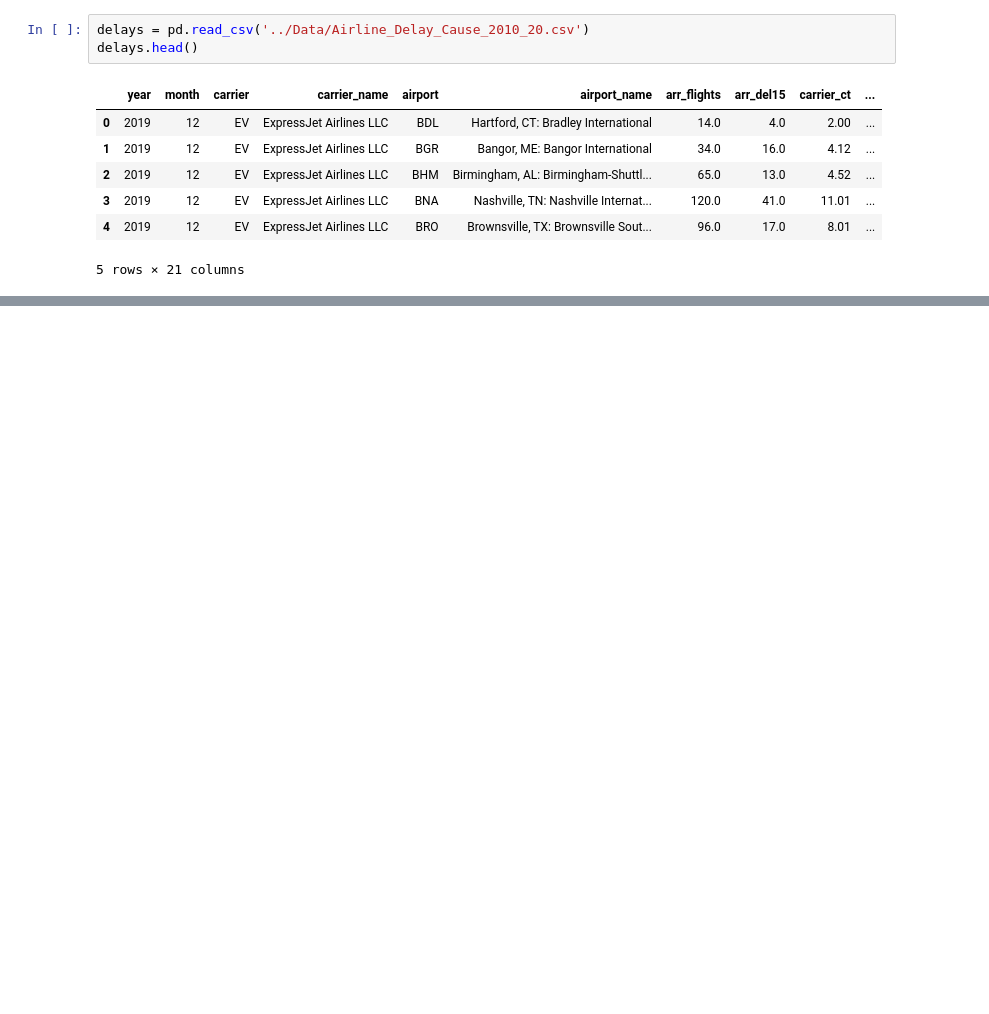
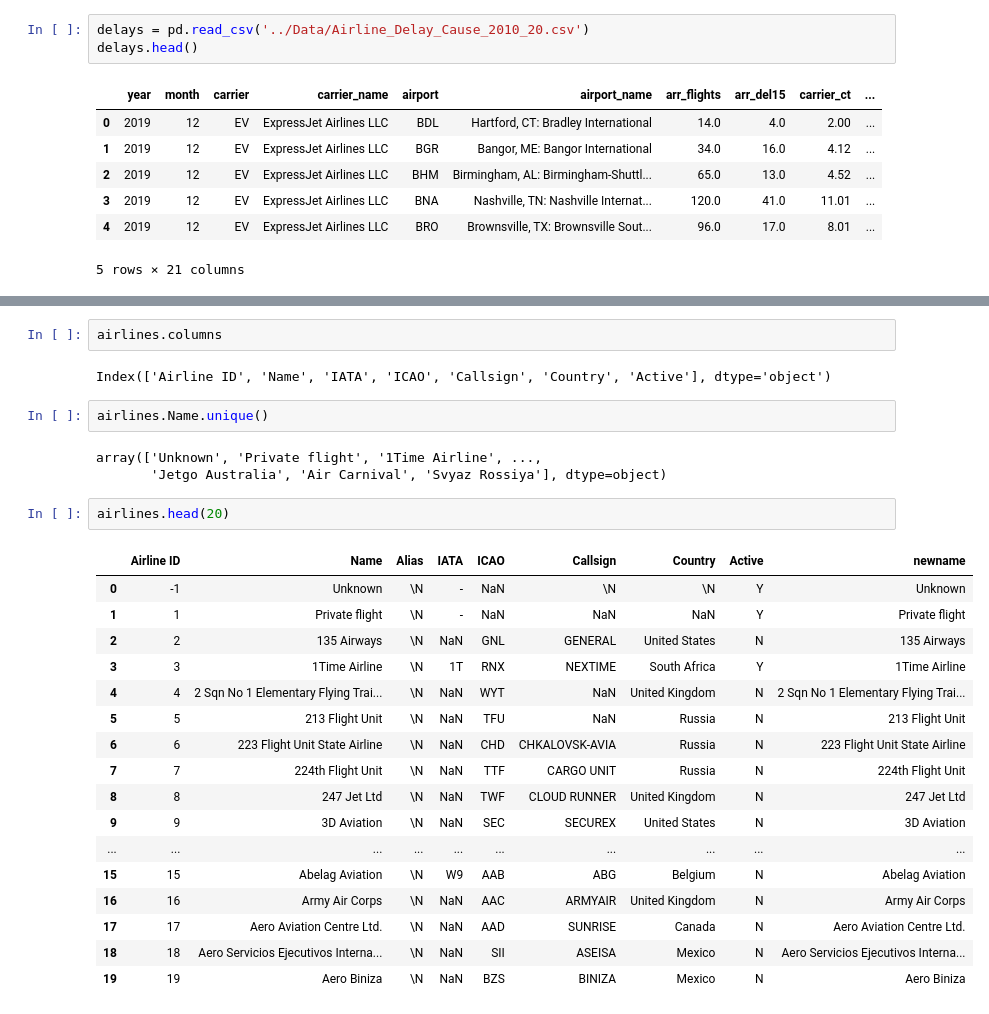
Before and after one commit to scottschriver/NSS_Capstone, a Jupyter notebook: Notebooks/Flight_delays.ipynb, the cells around one changed output, grey strips where cells are left out. Saved outputs shown, nothing was run; the diff lists cells and outputs as text; blank space fills up the shorter version.

```diff
--- a/Notebooks/Flight_delays.ipynb
+++ b/Notebooks/Flight_delays.ipynb
@@ -186,0 +364,29 @@ delays.head()
+# %%
+airlines.columns
+# %% [output]
+Index(['Airline ID', 'Name', 'IATA', 'ICAO', 'Callsign', 'Country', 'Active'], dtype='object')
+# %%
+airlines.Name.unique()
+# %% [output]
+array(['Unknown', 'Private flight', '1Time Airline', ...,
+       'Jetgo Australia', 'Air Carnival', 'Svyaz Rossiya'], dtype=object)
+# %%
+airlines.head(20)
+# %% [output]
+|  | Airline ID | Name | Alias | IATA | ICAO | Callsign | Country | Active | newname |
+| 0 | -1 | Unknown | \N | - | NaN | \N | \N | Y | Unknown |
+| 1 | 1 | Private flight | \N | - | NaN | NaN | NaN | Y | Private flight |
+| 2 | 2 | 135 Airways | \N | NaN | GNL | GENERAL | United States | N | 135 Airways |
+| 3 | 3 | 1Time Airline | \N | 1T | RNX | NEXTIME | South Africa | Y | 1Time Airline |
+| 4 | 4 | 2 Sqn No 1 Elementary Flying Trai... | \N | NaN | WYT | NaN | United Kingdom | N | 2 Sqn No 1 Elementary Flying Trai... |
+| 5 | 5 | 213 Flight Unit | \N | NaN | TFU | NaN | Russia | N | 213 Flight Unit |
+| 6 | 6 | 223 Flight Unit State Airline | \N | NaN | CHD | CHKALOVSK-AVIA | Russia | N | 223 Flight Unit State Airline |
+| 7 | 7 | 224th Flight Unit | \N | NaN | TTF | CARGO UNIT | Russia | N | 224th Flight Unit |
+| 8 | 8 | 247 Jet Ltd | \N | NaN | TWF | CLOUD RUNNER | United Kingdom | N | 247 Jet Ltd |
+| 9 | 9 | 3D Aviation | \N | NaN | SEC | SECUREX | United States | N | 3D Aviation |
+| ... | ... | ... | ... | ... | ... | ... | ... | ... | ... |
+| 15 | 15 | Abelag Aviation | \N | W9 | AAB | ABG | Belgium | N | Abelag Aviation |
+| 16 | 16 | Army Air Corps | \N | NaN | AAC | ARMYAIR | United Kingdom | N | Army Air Corps |
+| 17 | 17 | Aero Aviation Centre Ltd. | \N | NaN | AAD | SUNRISE | Canada | N | Aero Aviation Centre Ltd. |
+| 18 | 18 | Aero Servicios Ejecutivos Interna... | \N | NaN | SII | ASEISA | Mexico | N | Aero Servicios Ejecutivos Interna... |
+| 19 | 19 | Aero Biniza | \N | NaN | BZS | BINIZA | Mexico | N | Aero Biniza |
```
Also changed, not shown: parts of 30 cells of this notebook.
